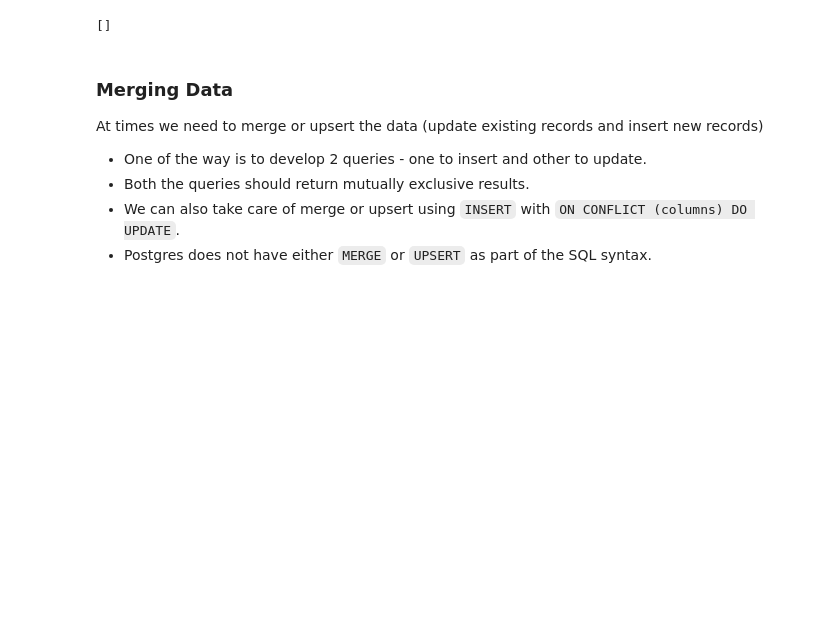
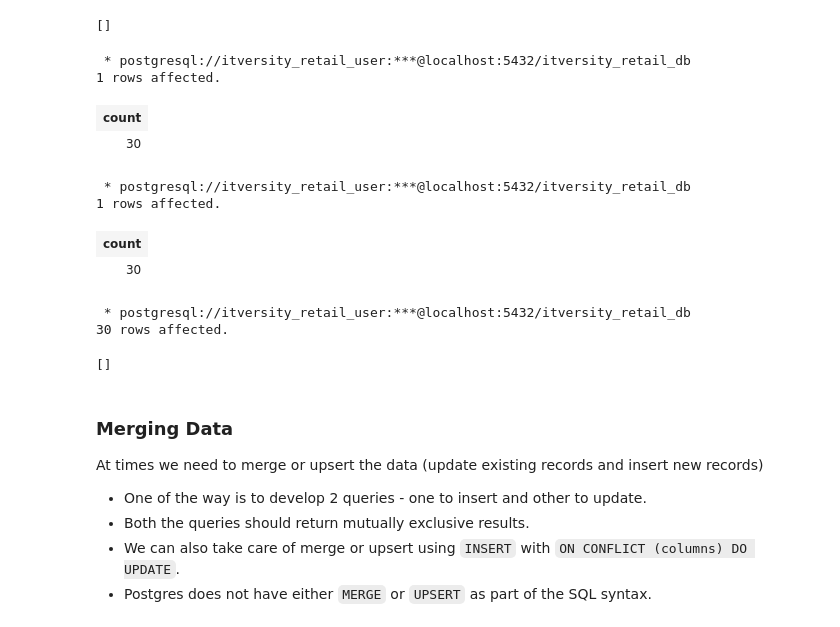
Before and after one commit to itversity/mastering-postgresql, a Jupyter notebook: 07_writing_advanced_sql_queries.ipynb, the cells around one changed output. Cells and saved outputs as stored; diff of their text form; code cells hidden in the pictures; blank space fills up the shorter version.

```diff
--- a/07_writing_advanced_sql_queries.ipynb
+++ b/07_writing_advanced_sql_queries.ipynb
@@ -440,6 +440,43 @@ GROUP BY o.order_customer_id,
  * postgresql://itversity_retail_user:***@localhost:5432/itversity_retail_db
 569 rows affected.
 []
+# %%
+%%sql
+
+SELECT count(1) FROM customers c
+    LEFT OUTER JOIN orders o
+        ON c.customer_id = o.order_customer_id
+WHERE o.order_customer_id IS NULL
+# %% [output]
+ * postgresql://itversity_retail_user:***@localhost:5432/itversity_retail_db
+1 rows affected.
+| count |
+| 30 |
+# %%
+%%sql
+
+SELECT count(1) FROM customers c
+WHERE NOT EXISTS (
+    SELECT 1 FROM orders o
+    WHERE c.customer_id = o.order_customer_id
+)
+# %% [output]
+ * postgresql://itversity_retail_user:***@localhost:5432/itversity_retail_db
+1 rows affected.
+| count |
+| 30 |
+# %%
+%%sql
+
+DELETE FROM customers c
+WHERE NOT EXISTS (
+    SELECT 1 FROM orders o
+    WHERE c.customer_id = o.order_customer_id
+)
+# %% [output]
+ * postgresql://itversity_retail_user:***@localhost:5432/itversity_retail_db
+30 rows affected.
+[]
 # %% [markdown]
 ### Merging Data
 
```
Also changed, not shown: parts of 7 cells of this notebook.
